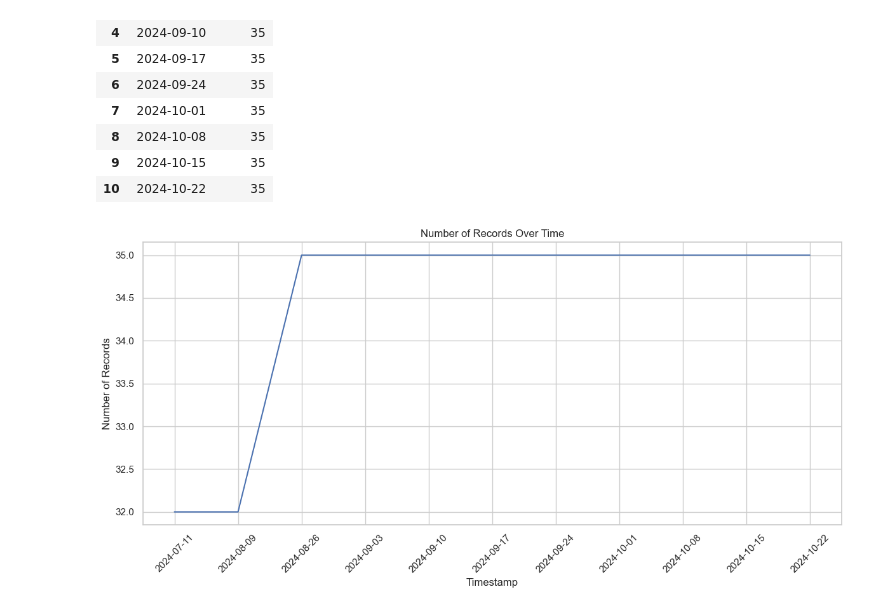
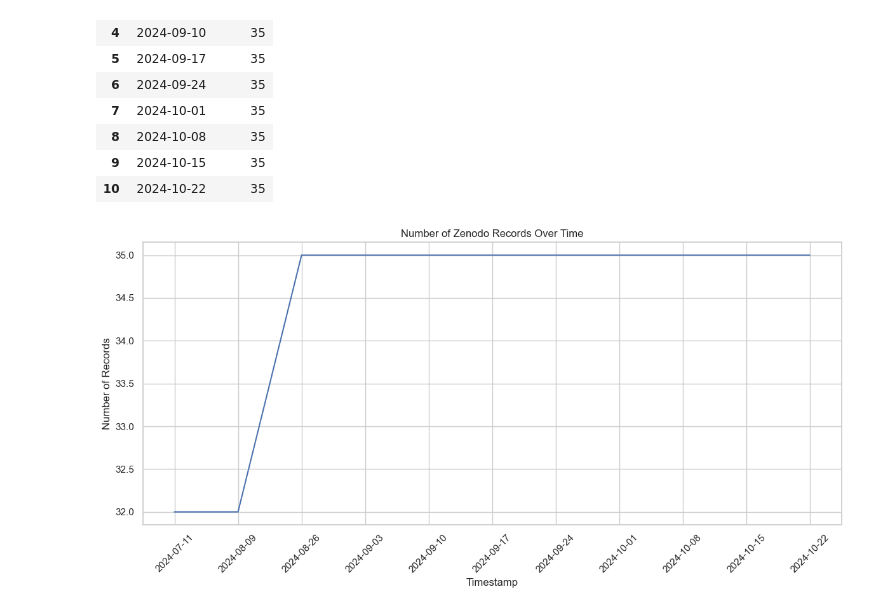
Before and after one commit to NFDI4BIOIMAGE/training, a Jupyter notebook: notebooks/download_stats.ipynb, the cells around one changed output. Cells and saved outputs as stored; diff of their text form; code cells hidden in the pictures.

```diff
--- a/notebooks/download_stats.ipynb
+++ b/notebooks/download_stats.ipynb
@@ -453,12 +456,13 @@ record_counts
 # %%
 # Plot using seaborn
 plt.figure(figsize=(12, 6))
 sns.lineplot(x='timestamp', y='counts', data=record_counts)
-plt.title('Number of Records Over Time')
+plt.title('Number of Zenodo Records Over Time')
 plt.xlabel('Timestamp')
 plt.ylabel('Number of Records')
 plt.xticks(rotation=45)
 plt.tight_layout()
+plt.savefig("../docs/statistics/number_of_records_over_time.png", dpi=700)
 plt.show()
 # %% [output]
-[figure, old version]
+[figure, new version]
```
Also changed, not shown: parts of 4 cells of this notebook, 6 other files.
